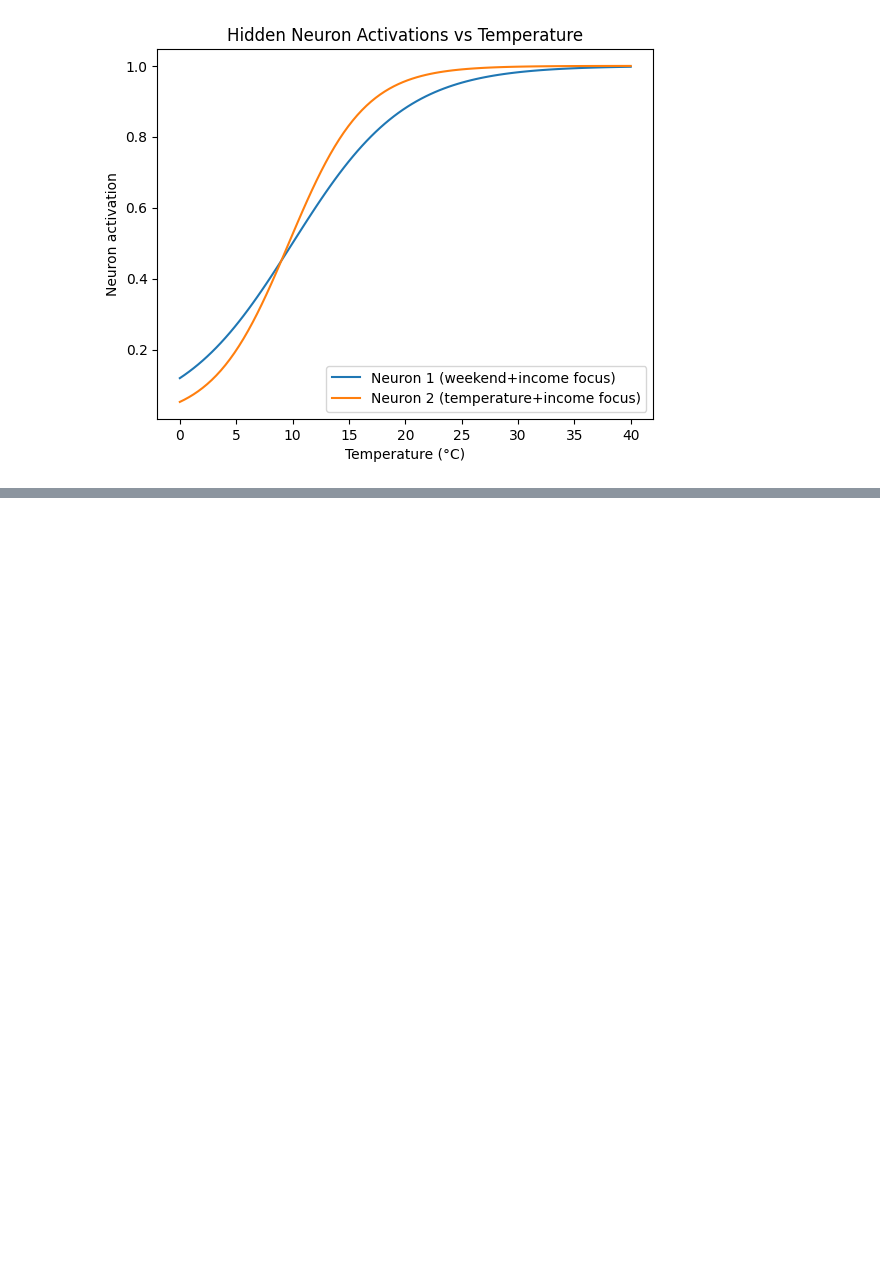
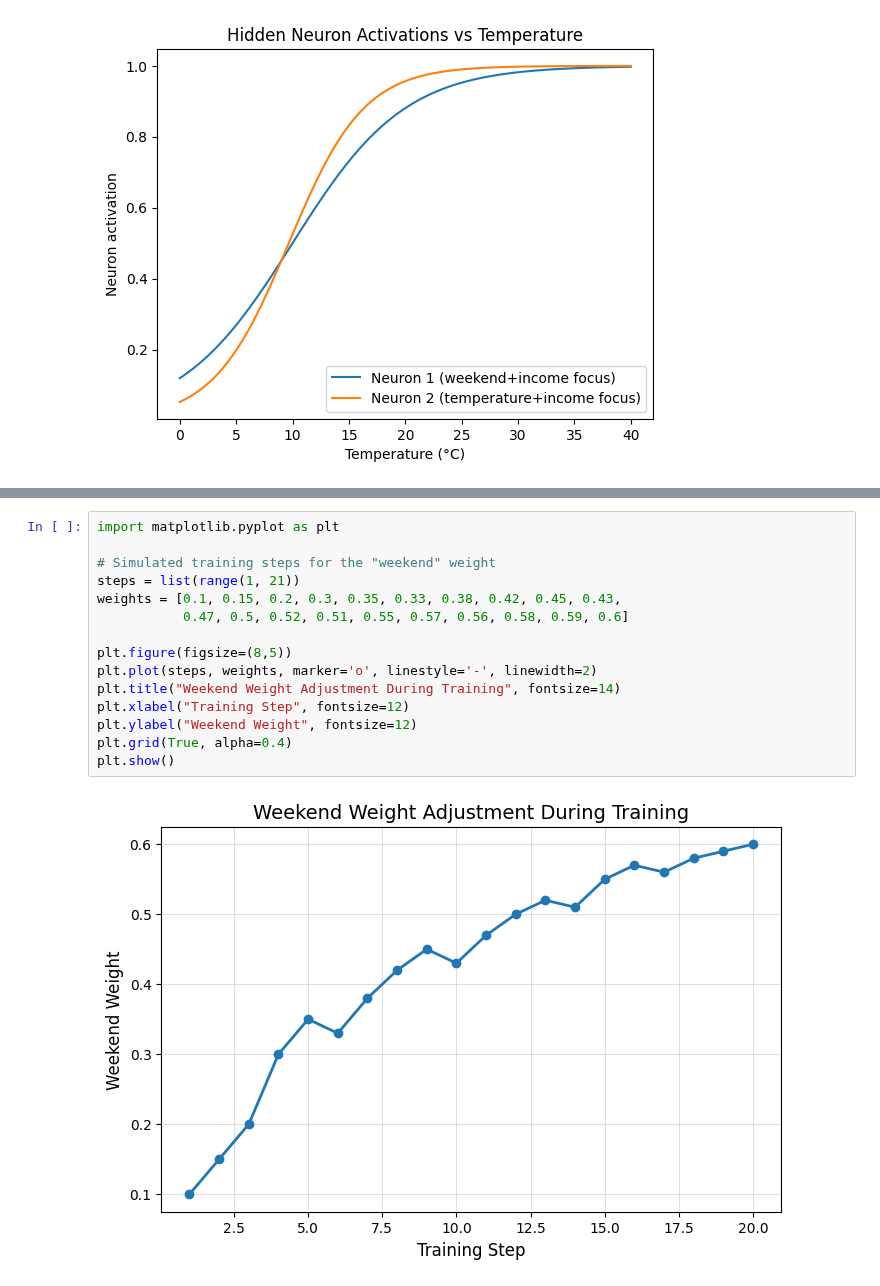
Before and after one commit to Eddieaero/Neural-network, a Jupyter notebook: net.ipynb, the cells around one changed output, grey strips where cells are left out. Cells and saved outputs as stored; diff of their text form; blank space fills up the shorter version.

```diff
--- a/net.ipynb
+++ b/net.ipynb
@@ -86,0 +148,17 @@ plt.show()
+# %%
+import matplotlib.pyplot as plt
+
+# Simulated training steps for the "weekend" weight
+steps = list(range(1, 21))
+weights = [0.1, 0.15, 0.2, 0.3, 0.35, 0.33, 0.38, 0.42, 0.45, 0.43,
+           0.47, 0.5, 0.52, 0.51, 0.55, 0.57, 0.56, 0.58, 0.59, 0.6]
+
+plt.figure(figsize=(8,5))
+plt.plot(steps, weights, marker='o', linestyle='-', linewidth=2)
+plt.title("Weekend Weight Adjustment During Training", fontsize=14)
+plt.xlabel("Training Step", fontsize=12)
+plt.ylabel("Weekend Weight", fontsize=12)
+plt.grid(True, alpha=0.4)
+plt.show()
+# %% [output]
+[figure, added]
```
Also changed, not shown: parts of 4 cells of this notebook, 1 other file.
